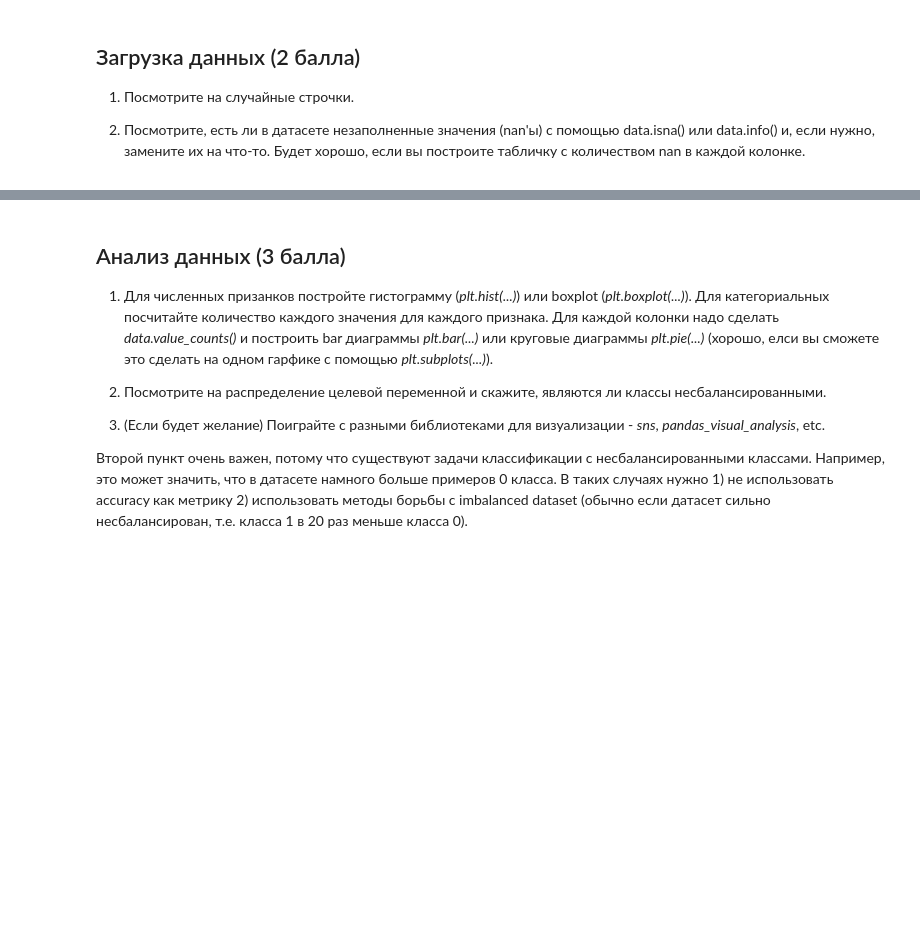
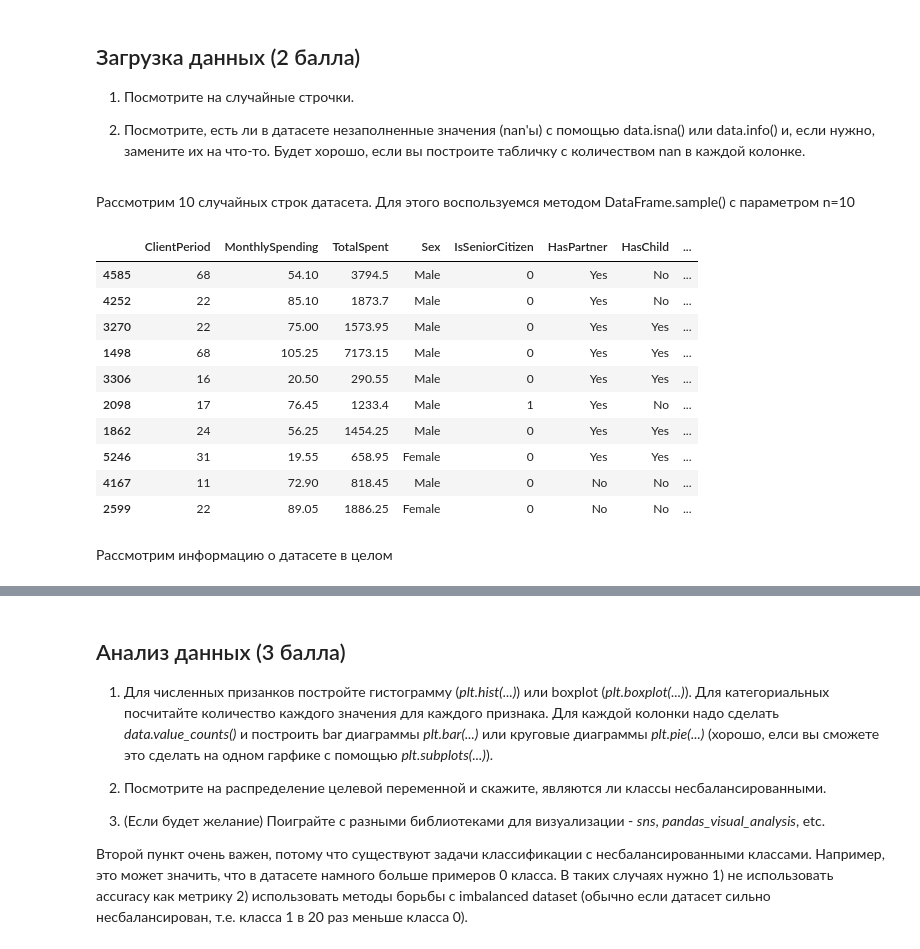
Before and after one commit to Grelodya/DLS, a Jupyter notebook: baseline.ipynb, the cells around one changed output, grey strips where cells are left out. Cells and saved outputs as stored; diff of their text form; code cells hidden in the pictures; blank space fills up the shorter version.

```diff
--- a/baseline.ipynb
+++ b/baseline.ipynb
@@ -101,0 +100,18 @@ target_col = 'Churn'
+# %% [markdown]
+Рассмотрим 10 случайных строк датасета. Для этого воспользуемся методом DataFrame.sample() с параметром n=10
+# %%
+data.sample(n = 10)
+# %% [output]
+|  | ClientPeriod | MonthlySpending | TotalSpent | Sex | IsSeniorCitizen | HasPartner | HasChild | ... |
+| 4585 | 68 | 54.10 | 3794.5 | Male | 0 | Yes | No | ... |
+| 4252 | 22 | 85.10 | 1873.7 | Male | 0 | Yes | No | ... |
+| 3270 | 22 | 75.00 | 1573.95 | Male | 0 | Yes | Yes | ... |
+| 1498 | 68 | 105.25 | 7173.15 | Male | 0 | Yes | Yes | ... |
+| 3306 | 16 | 20.50 | 290.55 | Male | 0 | Yes | Yes | ... |
+| 2098 | 17 | 76.45 | 1233.4 | Male | 1 | Yes | No | ... |
+| 1862 | 24 | 56.25 | 1454.25 | Male | 0 | Yes | Yes | ... |
+| 5246 | 31 | 19.55 | 658.95 | Female | 0 | Yes | Yes | ... |
+| 4167 | 11 | 72.90 | 818.45 | Male | 0 | No | No | ... |
+| 2599 | 22 | 89.05 | 1886.25 | Female | 0 | No | No | ... |
+# %% [markdown]
+Рассмотрим информацию о датасете в целом
```
Also changed, not shown: parts of 23 cells of this notebook.
